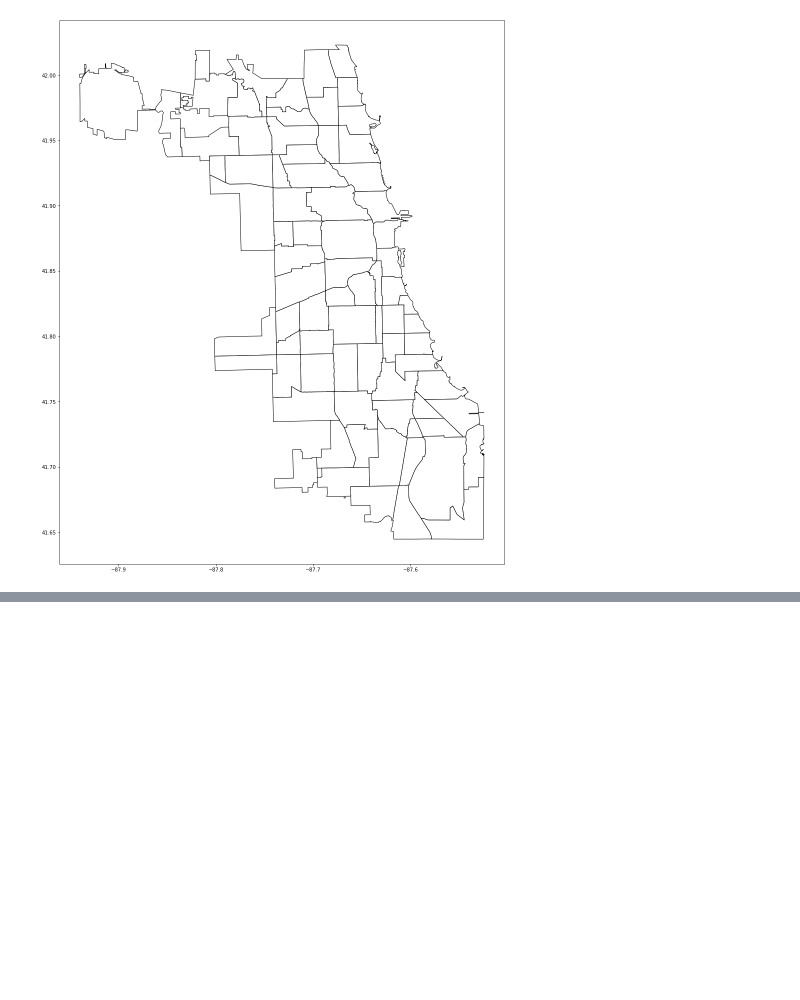
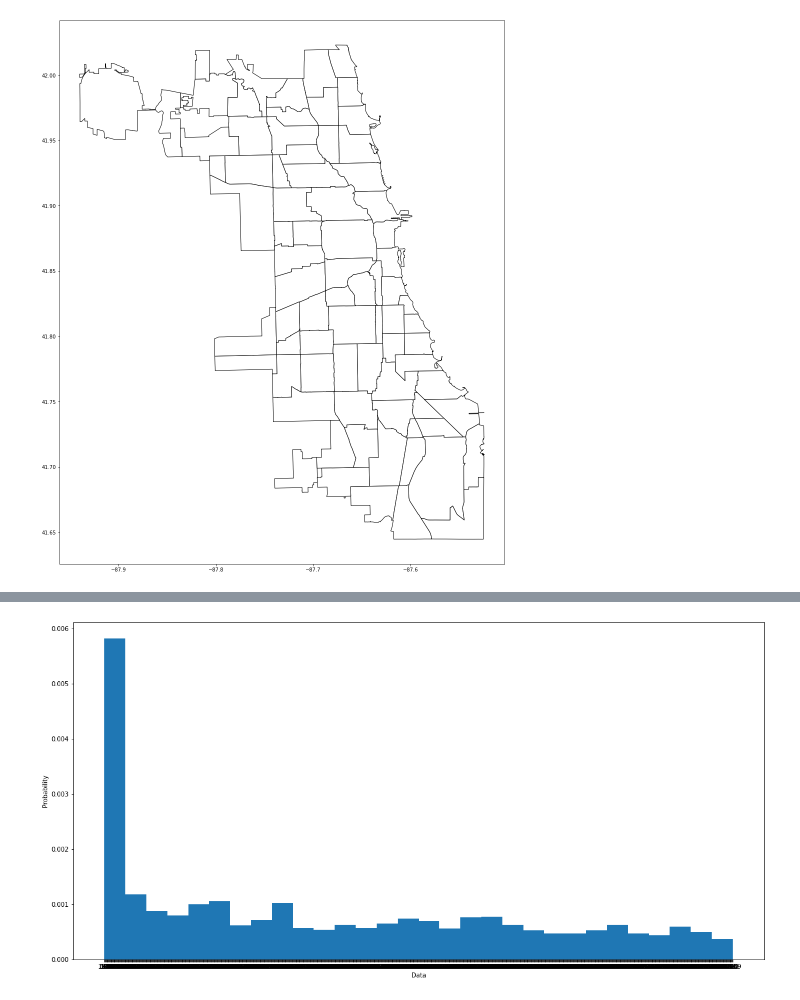
Before and after one commit to JadeBenson/Chicago_Restaurant_Closures, a Jupyter notebook: Geoplots.ipynb, the cells around one changed output, grey strips where cells are left out. Saved outputs shown, nothing was run; the diff lists cells and outputs as text; code cells hidden in the pictures; blank space fills up the shorter version.

```diff
--- a/Geoplots.ipynb
+++ b/Geoplots.ipynb
@@ -265,0 +302,6 @@ NameError: name 'covid_points' is not defined
+# %%
+plt.hist(covid["death_rate_cumulative"], density=True, bins=30)
+plt.ylabel('Probability')
+plt.xlabel('Data');
+# %% [output]
+[figure, added]
```
Also changed, not shown: parts of 27 cells of this notebook.
